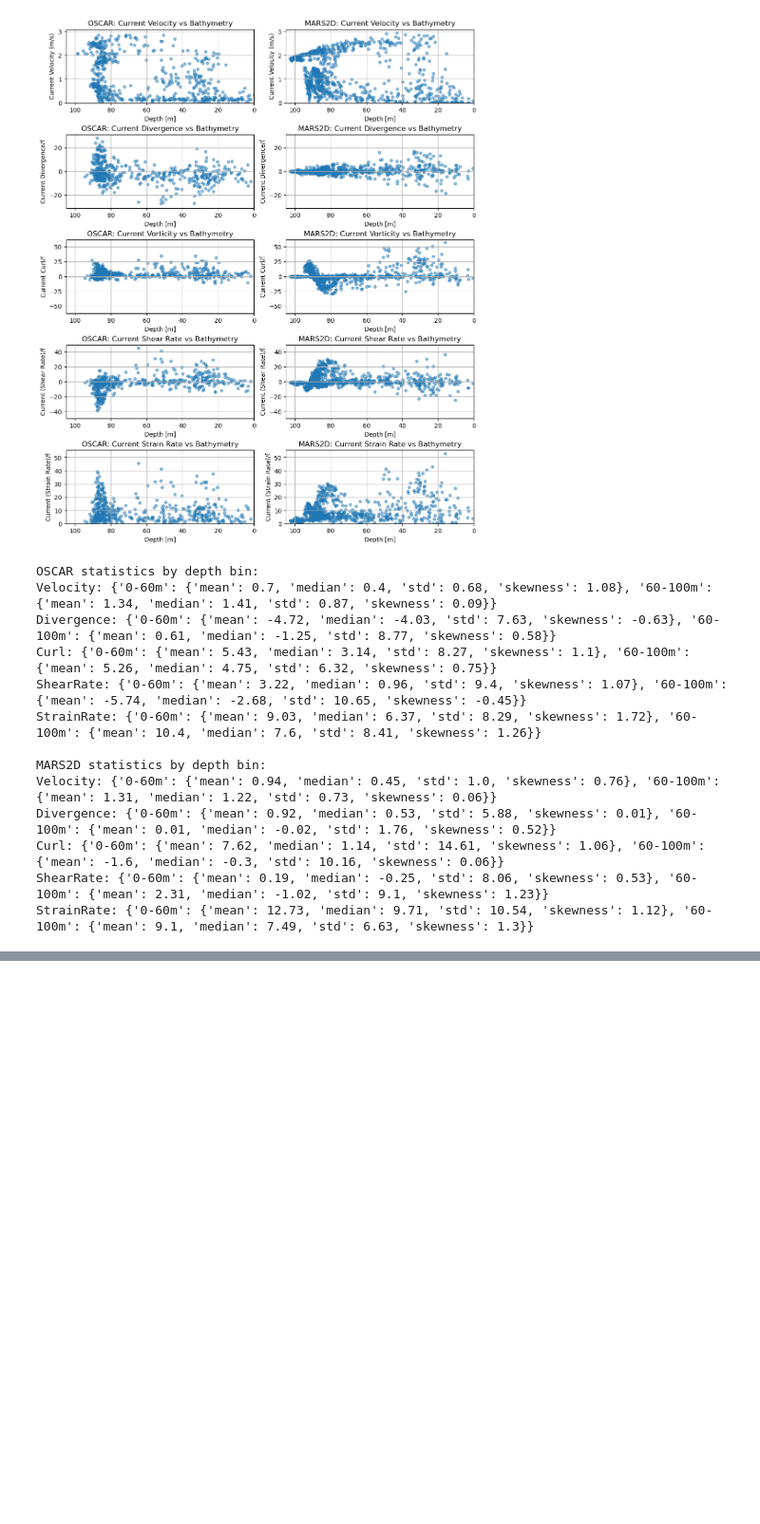
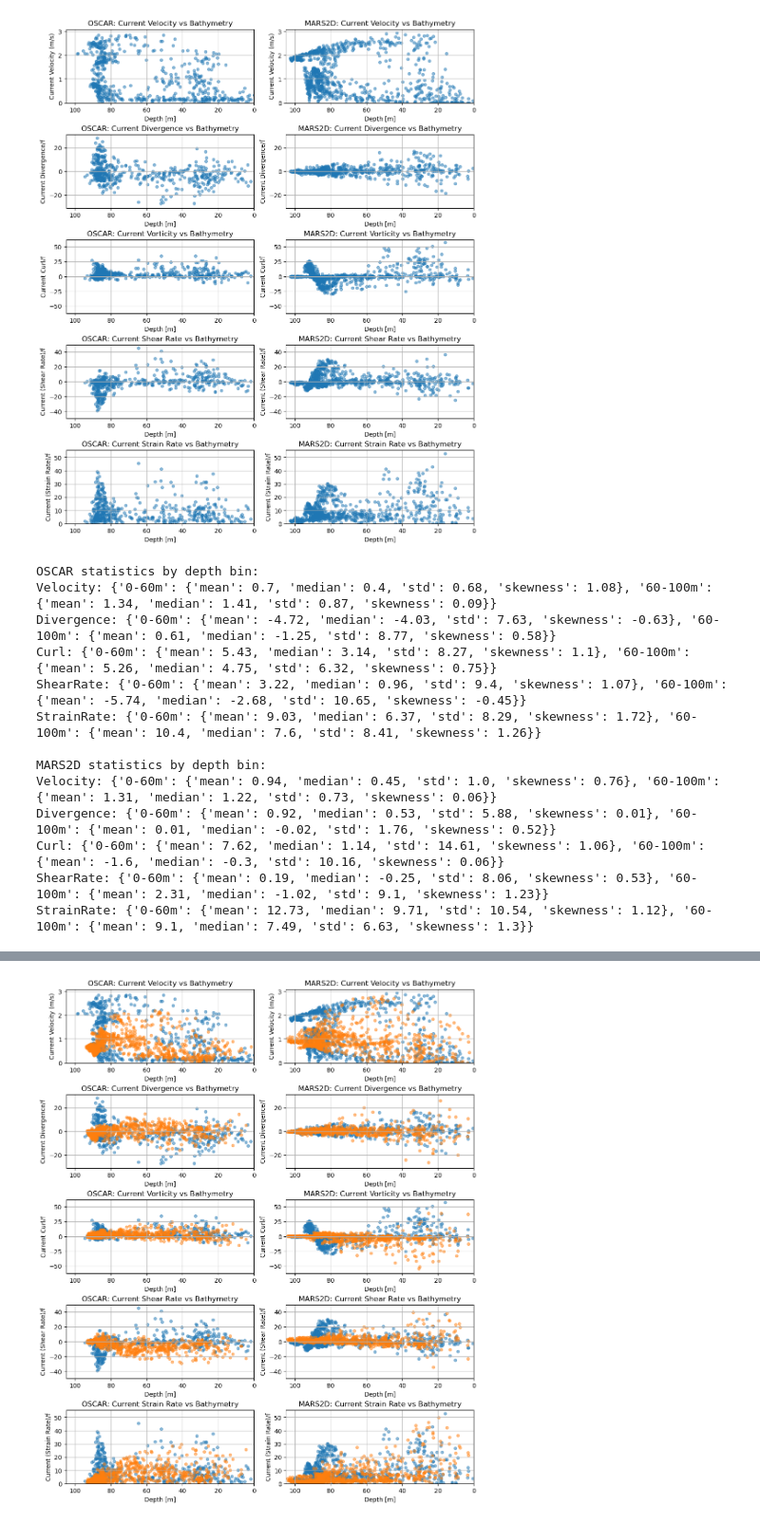
Before and after one commit to JWMichalski/oscarplus, a Jupyter notebook: examples/Iroise Sea divergence paper/Figures_1705.ipynb, the cells around one changed output, grey strips where cells are left out. Shown at 95% size. Saved outputs shown, nothing was run; the diff lists cells and outputs as text; code cells hidden in the pictures; blank space fills up the shorter version.

Commit message:
add 2205 to scatterplots

```diff
--- a/examples/Iroise Sea divergence paper/Figures_1705.ipynb
+++ b/examples/Iroise Sea divergence paper/Figures_1705.ipynb
@@ -363,0 +386,13 @@ StrainRate: {'0-60m': {'mean': 12.73, 'median': 9.71, 'std': 10.54, 'skewness':
+# %%
+oscar_lat = OSCAR_1['latitude'].values
+oscar_lon = OSCAR_1['longitude'].values
+
+min_lat = np.nanmin(oscar_lat)
+max_lat = np.nanmax(oscar_lat)
+min_lon = np.nanmin(oscar_lon)
+max_lon = np.nanmax(oscar_lon)
+
+print(f"Latitude: min={min_lat}, max={max_lat}")
+print(f"Longitude: min={min_lon}, max={max_lon}")
+
+MARS2D_sub_1 = op.tools.utils.cut_to_extent(MARS2D_sub_1, [min_lon-0.01, max_lon+0.01, min_lat-0.01, max_lat+0.01])
@@ -363,0 +402,80 @@ StrainRate: {'0-60m': {'mean': 12.73, 'median': 9.71, 'std': 10.54, 'skewness':
+# %%
+fig, axes = plt.subplots(5, 2, figsize=(10, 12), constrained_layout=True)
+# fig.subplots_adjust(hspace=1)
+
+scatterplot_row(
+    axes[0],
+    OSCAR,
+    MARS2D_sub,
+    "Velocity",
+    symmetric_ylim=False,
+)
+scatterplot_row(
+    axes[0],
+    OSCAR_1,
+    MARS2D_sub_1,
+    "Velocity",
+    symmetric_ylim=False,
+)
+
+scatterplot_row(
+    axes[1],
+    OSCAR,
+    MARS2D_sub,
+    "Divergence",
+    symmetric_ylim=True,
+)
+scatterplot_row(
+    axes[1],
+    OSCAR_1,
+    MARS2D_sub_1,
+    "Divergence",
+    symmetric_ylim=True,
+)
+
+scatterplot_row(
+    axes[2],
+    OSCAR,
+    MARS2D_sub,
+    "Curl",
+    symmetric_ylim=True,
+)
+scatterplot_row(
+    axes[2],
+    OSCAR_1,
+    MARS2D_sub_1,
+    "Curl",
+    symmetric_ylim=True,
+)
+
+scatterplot_row(
+    axes[3],
+    OSCAR,
+    MARS2D_sub,
+    "Shear Rate",
+    symmetric_ylim=True,
+)
+scatterplot_row(
+    axes[3],
+    OSCAR_1,
+    MARS2D_sub_1,
+    "Shear Rate",
+    symmetric_ylim=True,
+)
+
+scatterplot_row(
+    axes[4],
+    OSCAR,
+    MARS2D_sub,
+    "Strain Rate",
+    symmetric_ylim=False,
+)
+scatterplot_row(
+    axes[4],
+    OSCAR_1,
+    MARS2D_sub_1,
+    "Strain Rate",
+    symmetric_ylim=False,
+)
+# %% [output]
+[figure, added]
```
Also changed, not shown: parts of 2 cells of this notebook.
